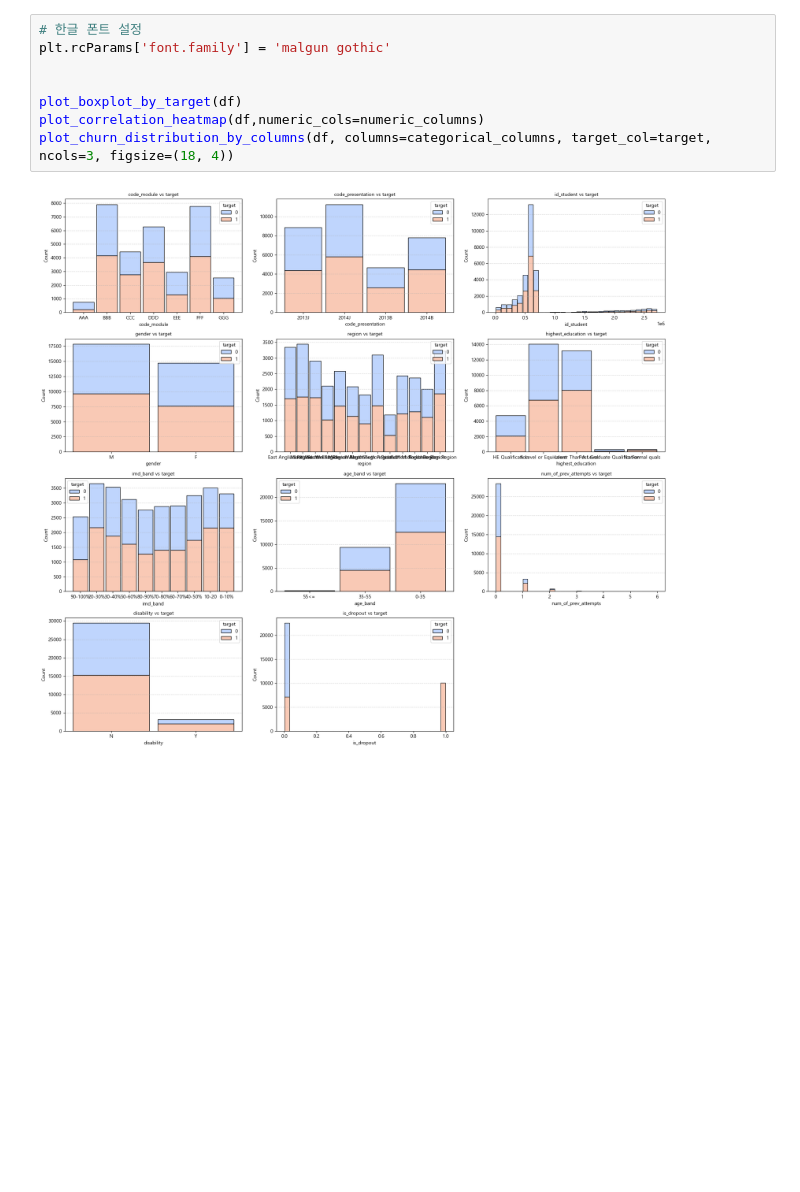
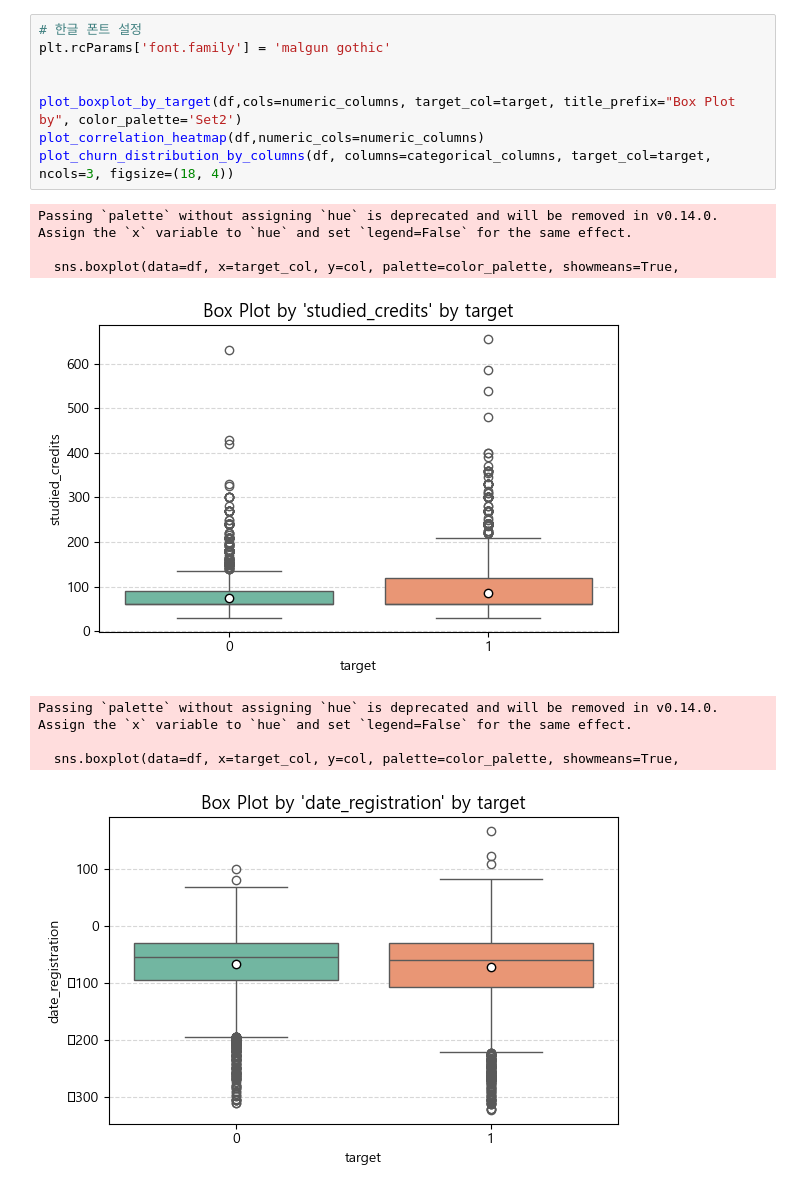
Before and after one commit to SKNETWORKS-FAMILY-AICAMP/SKN13-2nd-3TEAM, a Jupyter notebook: notebooks/visualizer.ipynb, the cells around one changed output. Cells and saved outputs as stored; diff of their text form; blank space fills up the shorter version.

```diff
--- a/notebooks/visualizer.ipynb
+++ b/notebooks/visualizer.ipynb
@@ -177,10 +287,17 @@ df.head()
 # %%
 # 한글 폰트 설정
 plt.rcParams['font.family'] = 'malgun gothic'
 
 
-plot_boxplot_by_target(df)
+plot_boxplot_by_target(df,cols=numeric_columns, target_col=target, title_prefix="Box Plot by", color_palette='Set2')
 plot_correlation_heatmap(df,numeric_cols=numeric_columns)
 plot_churn_distribution_by_columns(df, columns=categorical_columns, target_col=target, ncols=3, figsize=(18, 4))
 # %% [output]
+Passing `palette` without assigning `hue` is deprecated and will be removed in v0.14.0. Assign the `x` variable to `hue` and set `legend=False` for the same effect.
+
+  sns.boxplot(data=df, x=target_col, y=col, palette=color_palette, showmeans=True,
-[figure, old version]
+[figure, new version]
+Passing `palette` without assigning `hue` is deprecated and will be removed in v0.14.0. Assign the `x` variable to `hue` and set `legend=False` for the same effect.
+
+  sns.boxplot(data=df, x=target_col, y=col, palette=color_palette, showmeans=True,
+[figure, added]
```
Also changed, not shown: parts of 2 cells of this notebook, 7 other files.
